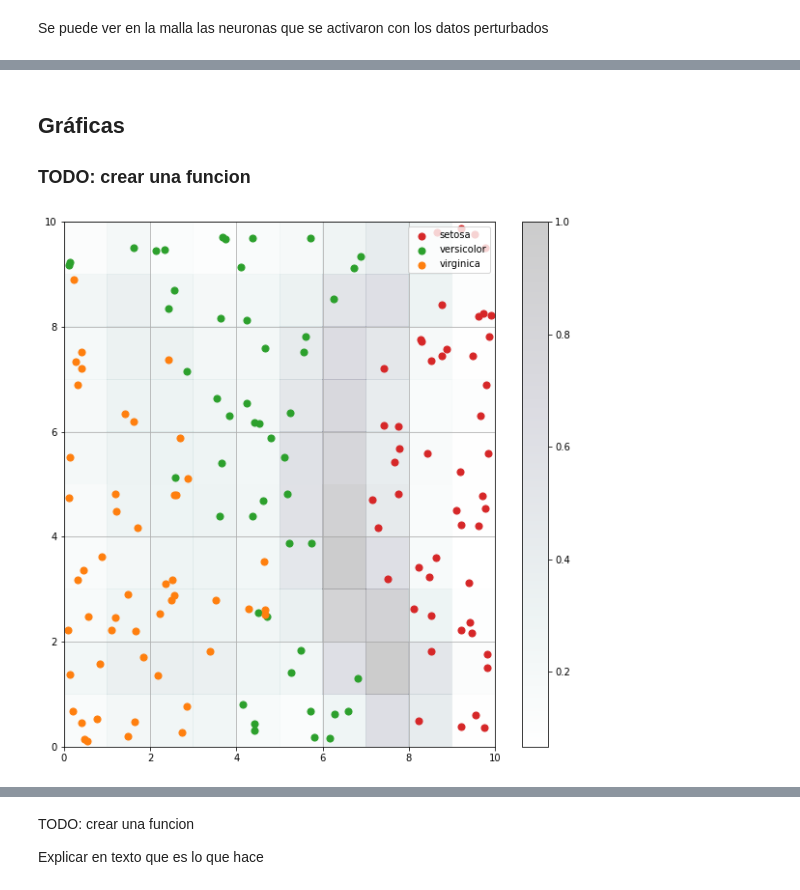
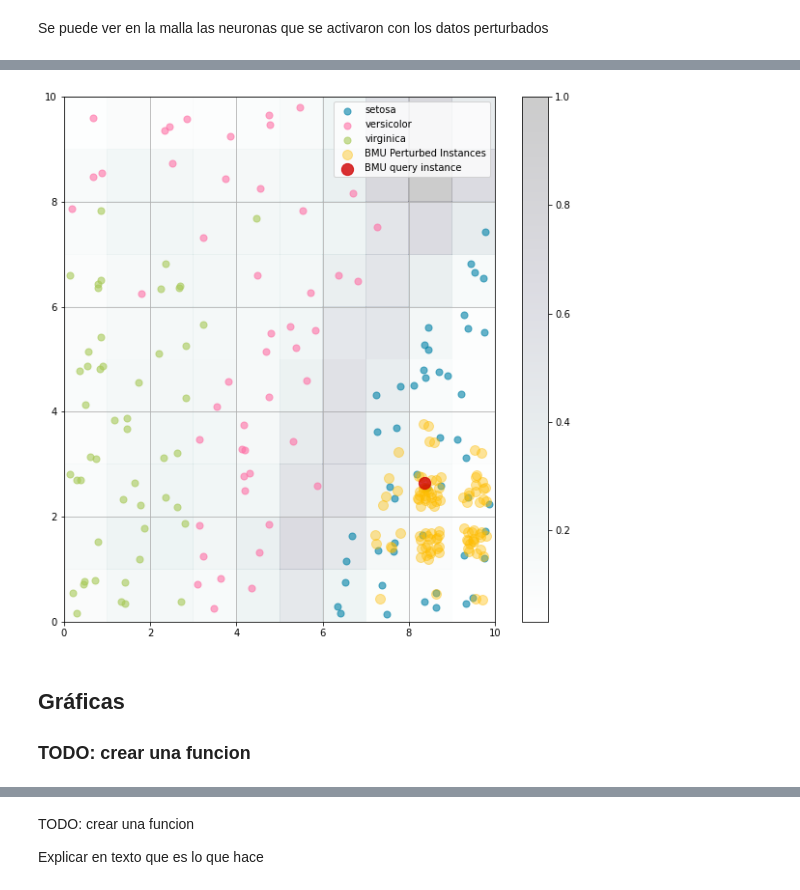
Before and after one commit to castudil/som-lstm, a Jupyter notebook: MiniSom/MiniSOm.ipynb, the cells around one changed output, grey strips where cells are left out. Cells and saved outputs as stored; diff of their text form; code cells hidden in the pictures.

```diff
--- a/MiniSom/MiniSOm.ipynb
+++ b/MiniSom/MiniSOm.ipynb
@@ -213,26 +274,30 @@ plt.show()
+# %%
+graph_perturbation_u_matrix(som, data[ins], ins_perturbate, data, show_data=True, col_names=target, show_target=True,  save_img=True, name_image='inst_pert_category')
+# %% [output]
+[figure, added]
 # %% [markdown]
 ## Gráficas
 
 ### TODO: crear una funcion
 # %%
-w_x, w_y = zip(*[som.winner(d) for d in data])
-w_x = np.array(w_x)
-w_y = np.array(w_y)
+def graph_category_u_matrix(som, data, target, save_img=False):
+    w_x, w_y = zip(*[som.winner(d) for d in data])
+    w_x = np.array(w_x)
+    w_y = np.array(w_y)
 
-plt.figure(figsize=(10, 10))
-plt.pcolor(som.distance_map().T, cmap='bone_r', alpha=.2)
-plt.colorbar()
+    plt.figure(figsize=(10, 10))
+    plt.pcolor(som.distance_map().T, cmap='bone_r', alpha=.2)
+    plt.colorbar()
 
-colors = ['C3', 'C2', "C1"]
+    colors = ['C3', 'C2', "C1"]
 
-for c in np.unique(target):
-    idx_target = target==c
-    plt.scatter(w_x[idx_target]+.5+(np.random.rand(np.sum(idx_target))-.5)*.8,
-                w_y[idx_target]+.5+(np.random.rand(np.sum(idx_target))-.5)*.8,
-                s=50, c=colors[c], label=label_names[c])
-plt.legend(loc='upper right')
-plt.grid()
-plt.savefig('images/som_seed.png')
-plt.show()
+    for c in np.unique(target):
+        idx_target = target==c
+        plt.scatter(w_x[idx_target]+.5+(np.random.rand(np.sum(idx_target))-.5)*.8,
+                    w_y[idx_target]+.5+(np.random.rand(np.sum(idx_target))-.5)*.8,
+                    s=50, c=colors[c], label=label_names[c])
+    plt.legend(loc='upper right')
+    plt.grid()
+    if save_img:
+        plt.savefig('images/som_seed_target.png')
+    plt.show()
-# %% [output]
-[figure, removed]
```
Also changed, not shown: parts of 29 cells of this notebook, 7 other files.
